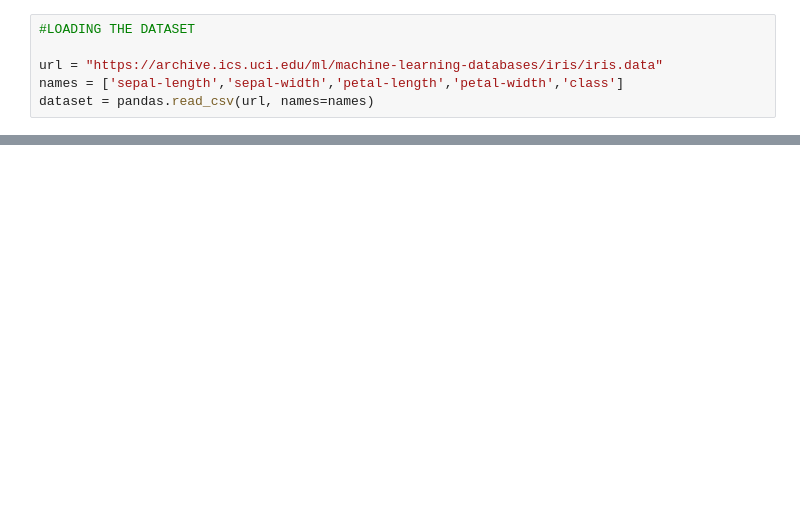
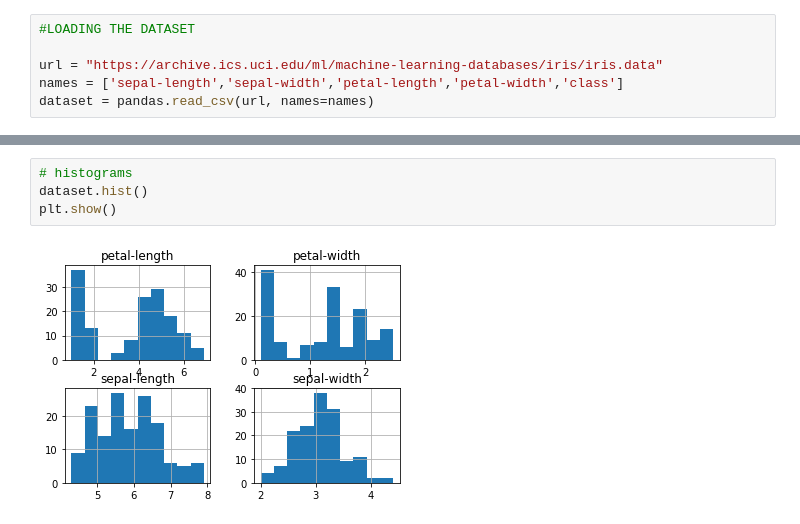
Before and after one commit to adverma98/IRIS_ML-1, a Jupyter notebook: IRIS_ML#1.ipynb, the cells around one changed output, grey strips where cells are left out. Drawn from its saved outputs; the diff is of its cells as text; blank space fills up the shorter version.

```diff
--- a/IRIS_ML#1.ipynb
+++ b/IRIS_ML#1.ipynb
@@ -48,0 +131,6 @@ dataset = pandas.read_csv(url, names=names)
+# %%
+# histograms
+dataset.hist()
+plt.show()
+# %% [output]
+[figure, added]
```
Also changed, not shown: parts of 12 cells of this notebook.
